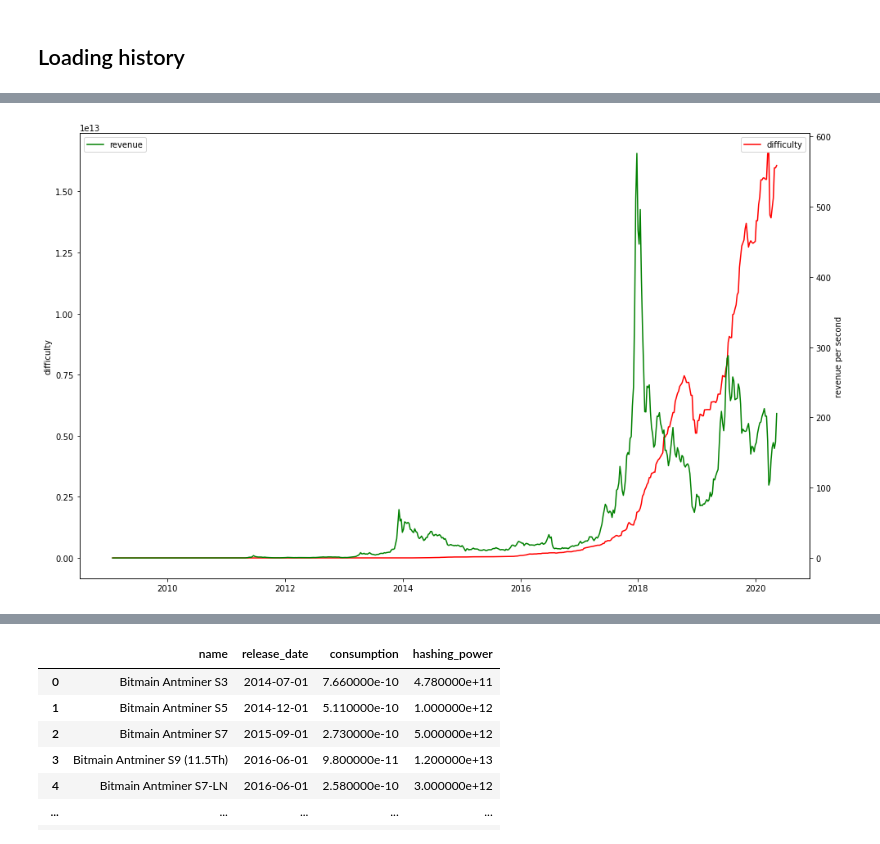
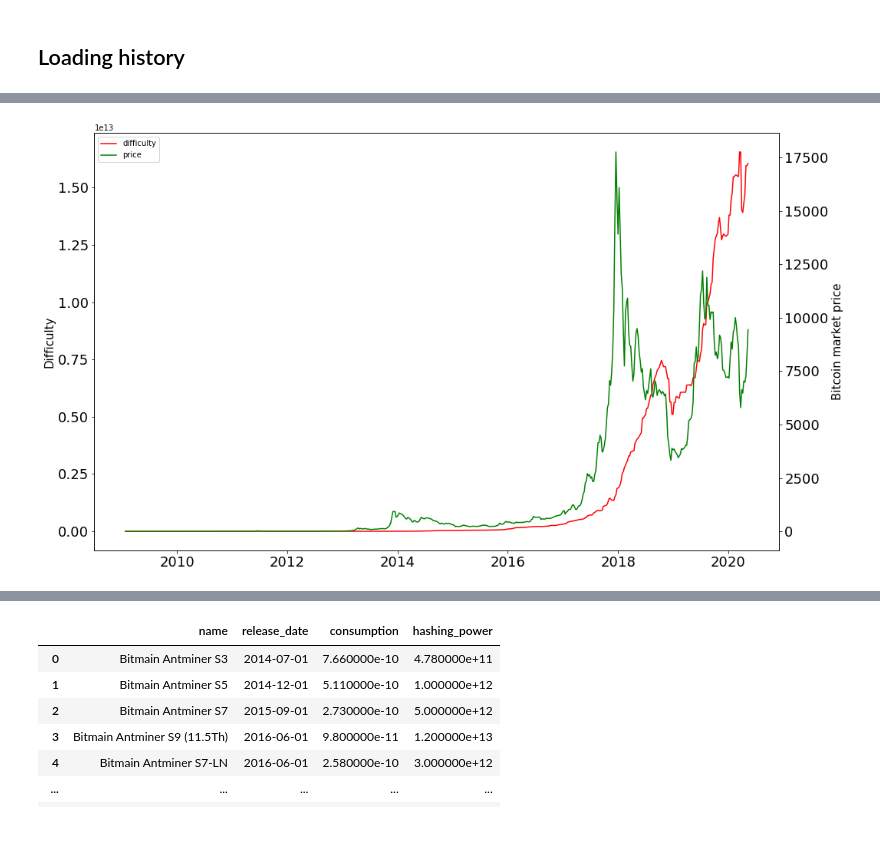
Before and after one commit to Lukasdeloose/sustainable_blockchain, a Jupyter notebook: data_analysis/history.ipynb, the cells around one changed output, grey strips where cells are left out. Drawn from its saved outputs; the diff is of its cells as text; code cells hidden in the pictures.

```diff
--- a/data_analysis/history.ipynb
+++ b/data_analysis/history.ipynb
@@ -151,14 +151,21 @@ def replace_hardware(time, data, hardware):
 # %%
 difficulty = pd.read_csv(BTC_PATH+'difficulty.csv')
 revenue = pd.read_csv(BTC_PATH+'miners-revenue.csv')
+price = pd.read_csv(BTC_PATH+'price.csv')
 
 difficulty['Timestamp'] = pd.to_datetime(difficulty['Timestamp'])
 revenue['Timestamp'] = pd.to_datetime(revenue['Timestamp'])
+price['Timestamp'] = pd.to_datetime(price['Timestamp'])
 
 difficulty = difficulty.rename(columns={'Timestamp': 'timestamp'}).set_index('timestamp')
 revenue = revenue.rename(columns={'Timestamp': 'timestamp', 'miners-revenue': 'revenue'}).set_index('timestamp')
+price = price.rename(columns={'Timestamp': 'timestamp', 'market-price': 'price'}).set_index('timestamp')
 # %%
 revenue = revenue.groupby(pd.Grouper(freq='W')).mean()
 revenue = revenue/seconds_in_day
 difficulty = difficulty.groupby(pd.Grouper(freq='W')).mean()
 bitcoin = difficulty.join(revenue).dropna()
+# %%
+price = price.groupby(pd.Grouper(freq='W')).mean()
+price = bitcoin.join(price)
+price
@@ -165,12 +187,26 @@ bitcoin = difficulty.join(revenue).dropna()
 # %%
 fig, ax1 = plt.subplots(figsize=(16,10))
-ax1.plot(bitcoin['difficulty'],color="red", label="difficulty")
-ax1.legend()
-ax1.set_ylabel('difficulty')
+
+ln1 = ax1.plot(bitcoin['difficulty'],color="red", label="difficulty")
+
 ax2 = ax1.twinx()
-ax2.plot(bitcoin['revenue'], color="green", label="revenue")
-ax2.legend(loc='upper left')
-ax2.set_ylabel('revenue per second')
+
+ln2 = ax2.plot(price['price'], color="green", label="price")
+
+# added these three lines
+lns = ln1+ln2
+labs = [l.get_label() for l in lns]
+ax1.legend(lns, labs, loc=0)
+
+#ax2.legend(loc='upper left')
+
+ax1.set_ylabel('Difficulty', fontsize = 15)
+ax2.set_ylabel('Bitcoin market price', fontsize = 15)
+
+ax1.tick_params(axis="x", labelsize=18)
+ax1.tick_params(axis="y", labelsize=18)
+ax2.tick_params(axis="y", labelsize=18)
+
 plt.show()
 # %% [output]
-[figure, old version]
+[figure, new version]
```
Also changed, not shown: parts of 13 cells of this notebook, 3 other files.
